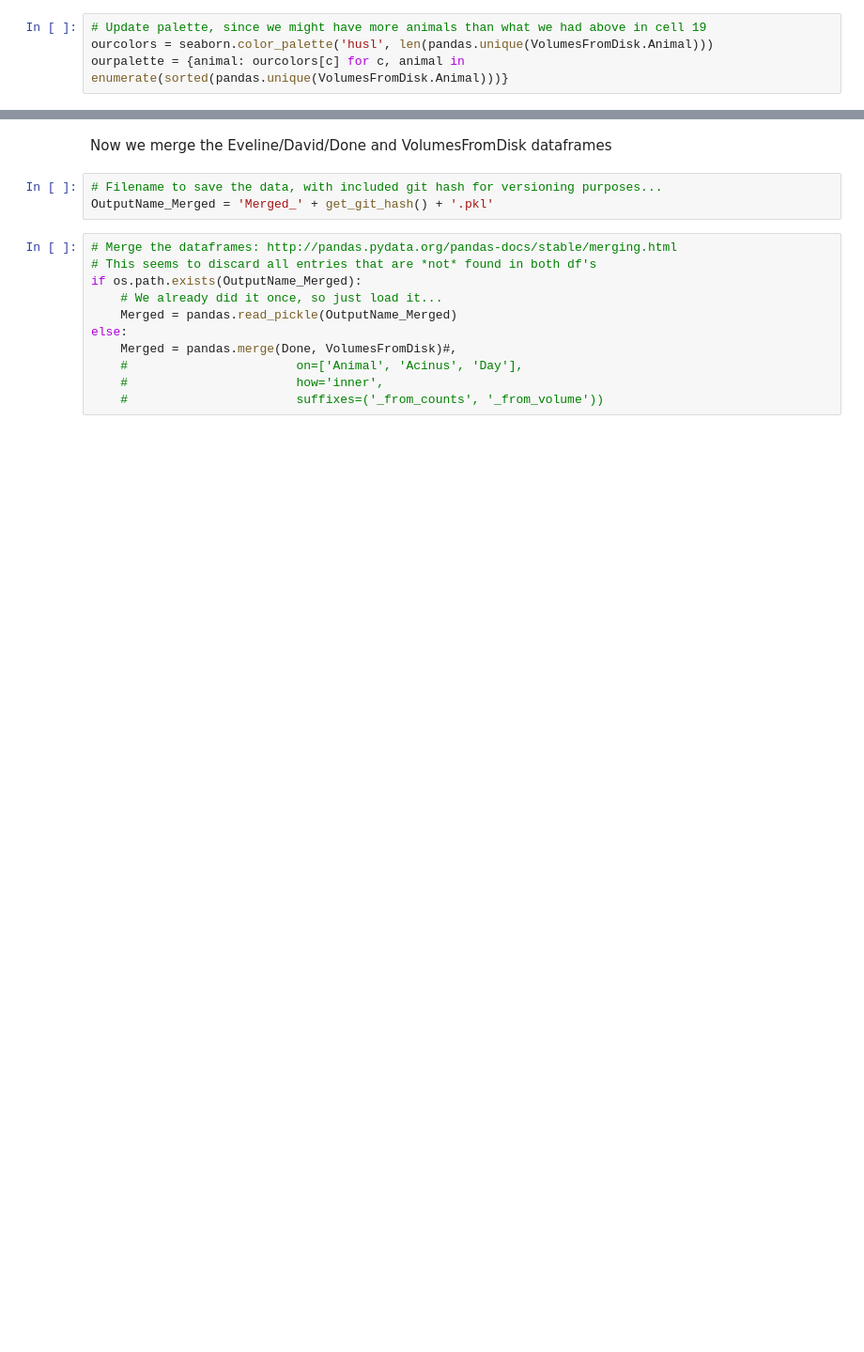
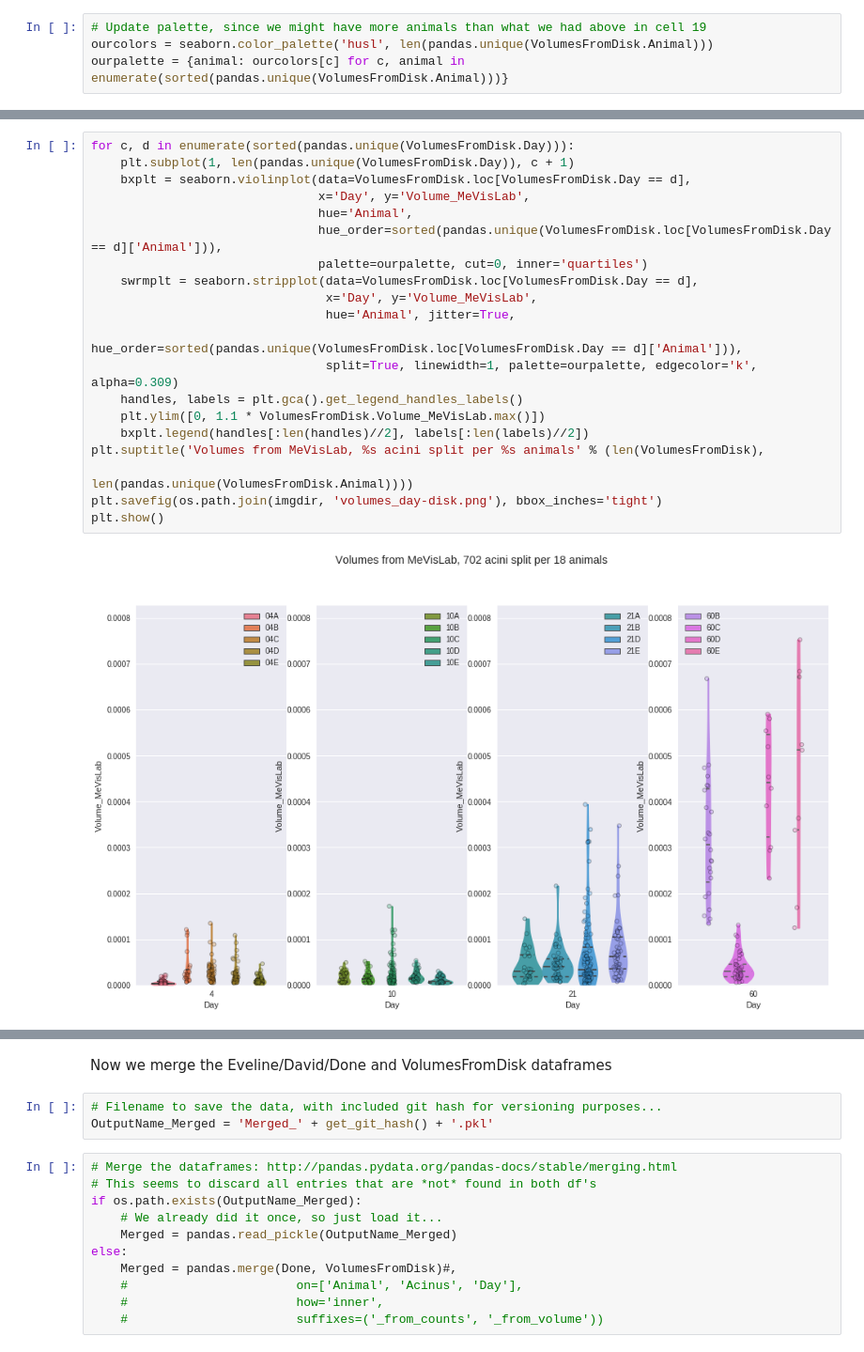
Before and after one commit to habi/acinar-analysis, a Jupyter notebook: Acinar and alveolar number.ipynb, the cells around one changed output, grey strips where cells are left out. Shown at 94% size. Cells and saved outputs as stored; diff of their text form; blank space fills up the shorter version.

```diff
--- a/Acinar and alveolar number.ipynb
+++ b/Acinar and alveolar number.ipynb
@@ -452,3 +548,25 @@ plt.show()
+# %%
+for c, d in enumerate(sorted(pandas.unique(VolumesFromDisk.Day))):
+    plt.subplot(1, len(pandas.unique(VolumesFromDisk.Day)), c + 1)
+    bxplt = seaborn.violinplot(data=VolumesFromDisk.loc[VolumesFromDisk.Day == d],
+                               x='Day', y='Volume_MeVisLab',
+                               hue='Animal',
+                               hue_order=sorted(pandas.unique(VolumesFromDisk.loc[VolumesFromDisk.Day == d]['Animal'])),
+                               palette=ourpalette, cut=0, inner='quartiles')
+    swrmplt = seaborn.stripplot(data=VolumesFromDisk.loc[VolumesFromDisk.Day == d],
+                                x='Day', y='Volume_MeVisLab',
+                                hue='Animal', jitter=True,
+                                hue_order=sorted(pandas.unique(VolumesFromDisk.loc[VolumesFromDisk.Day == d]['Animal'])),
+                                split=True, linewidth=1, palette=ourpalette, edgecolor='k', alpha=0.309)
+    handles, labels = plt.gca().get_legend_handles_labels()
+    plt.ylim([0, 1.1 * VolumesFromDisk.Volume_MeVisLab.max()])
+    bxplt.legend(handles[:len(handles)//2], labels[:len(labels)//2])
+plt.suptitle('Volumes from MeVisLab, %s acini split per %s animals' % (len(VolumesFromDisk),
+                                                                       len(pandas.unique(VolumesFromDisk.Animal))))
+plt.savefig(os.path.join(imgdir, 'volumes_day-disk.png'), bbox_inches='tight')
+plt.show()
+# %% [output]
+[figure, added]
 # %%
 for c, d in enumerate(sorted(pandas.unique(Done.Day))):
     plt.subplot(1, len(pandas.unique(Done.Day)), c + 1)
```
Also changed, not shown: parts of 49 cells of this notebook.
